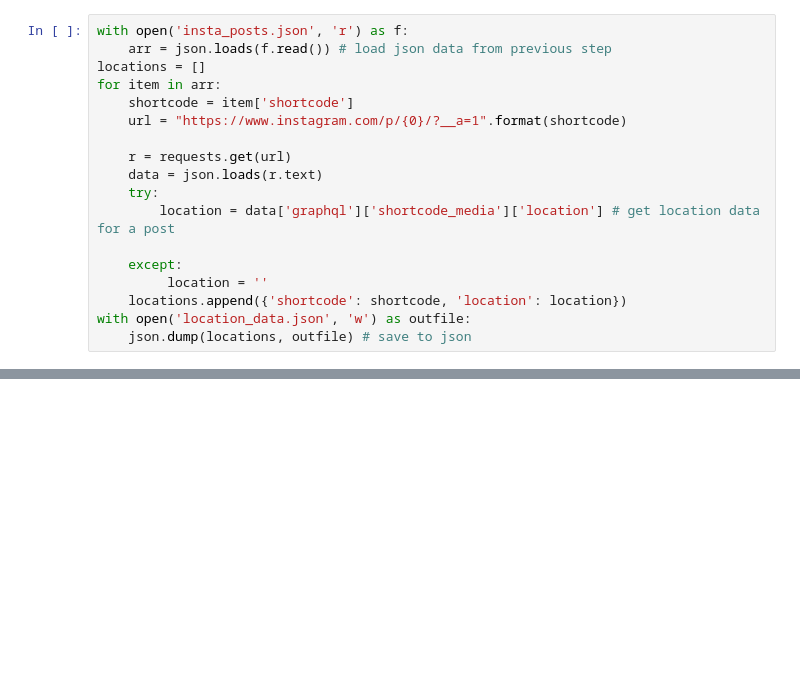
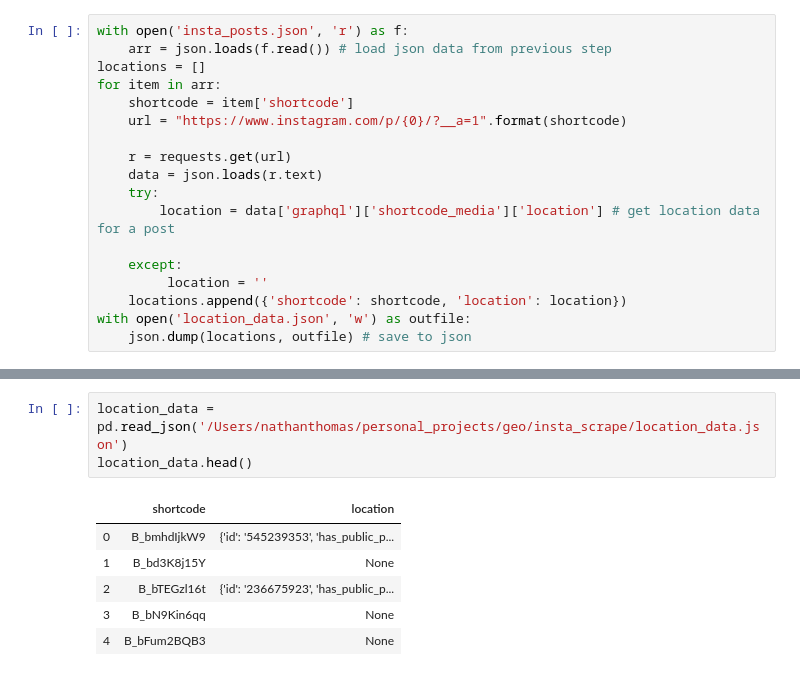
Before and after one commit to PyFAST-GoCode/insta_scrape, a Jupyter notebook: insta_scrape.ipynb, the cells around one changed output, grey strips where cells are left out. Cells and saved outputs as stored; diff of their text form; blank space fills up the shorter version.

```diff
--- a/insta_scrape.ipynb
+++ b/insta_scrape.ipynb
@@ -42,0 +55,10 @@ with open('location_data.json', 'w') as outfile:
+# %%
+location_data = pd.read_json('/Users/nathanthomas/personal_projects/geo/insta_scrape/location_data.json')
+location_data.head()
+# %% [output]
+|  | shortcode | location |
+| 0 | B_bmhdIjkW9 | {'id': '545239353', 'has_public_p... |
+| 1 | B_bd3K8j15Y | None |
+| 2 | B_bTEGzl16t | {'id': '236675923', 'has_public_p... |
+| 3 | B_bN9Kin6qq | None |
+| 4 | B_bFum2BQB3 | None |
```
Also changed, not shown: parts of 5 cells of this notebook.
